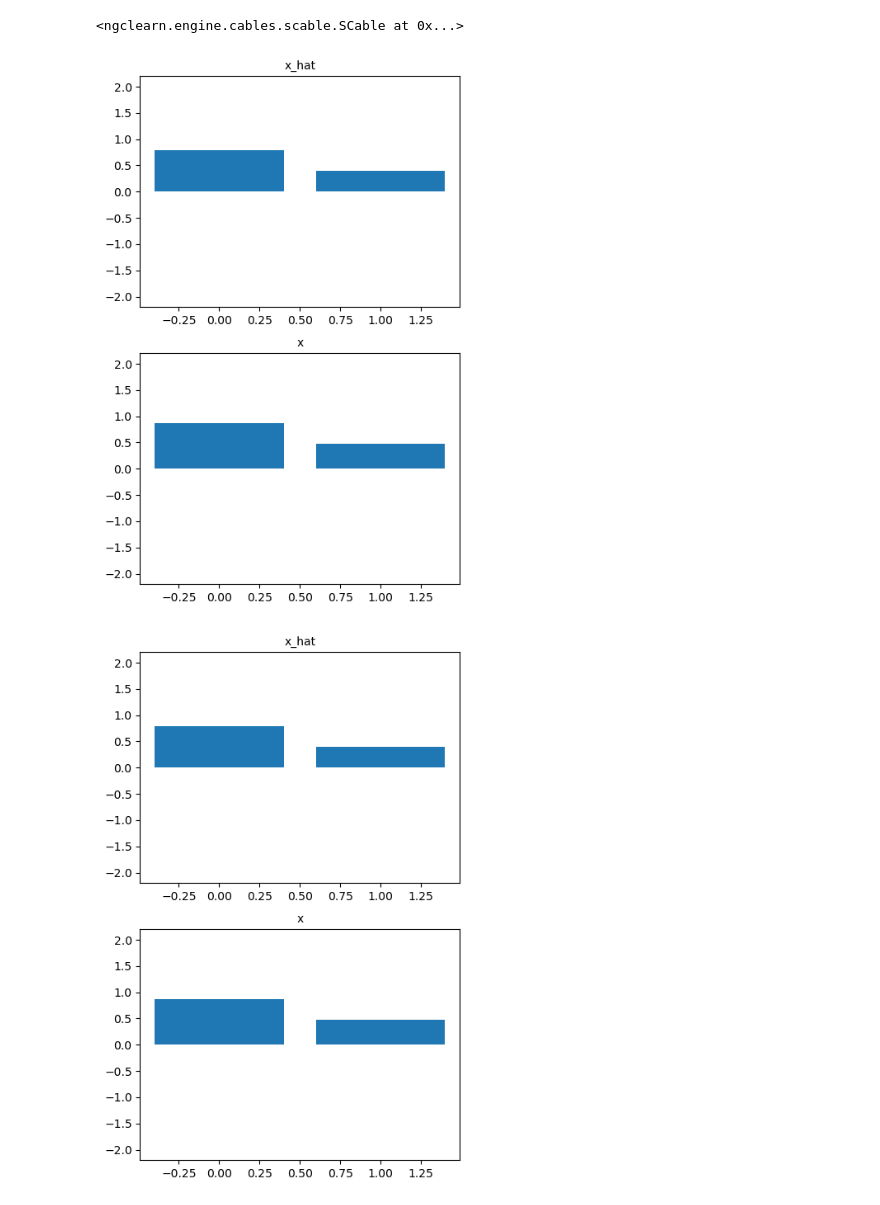
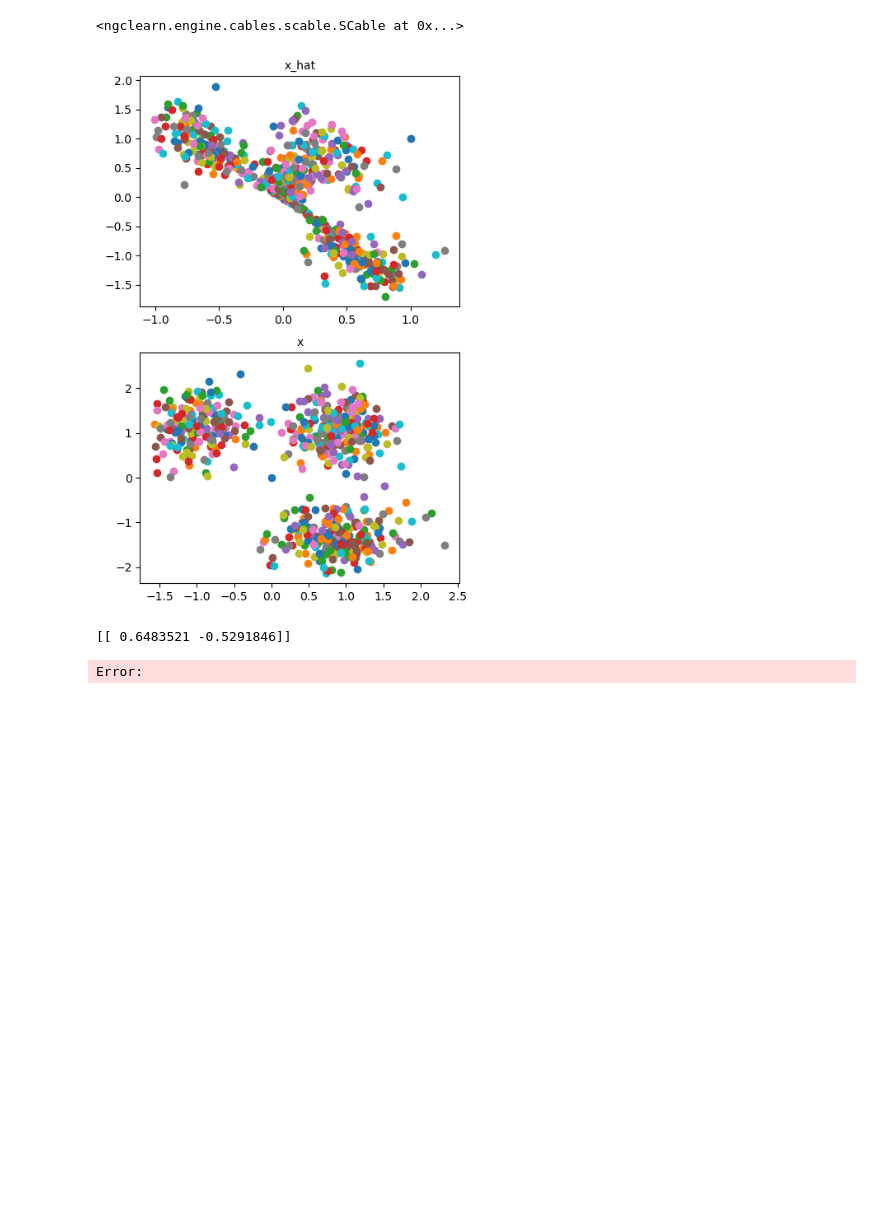
Before and after one commit to Maxbeth2/ngc-learn, a Jupyter notebook: walkthroughs/max/w2/construct.ipynb, the cells around one changed output. Cells and saved outputs as stored; diff of their text form; code cells hidden in the pictures; blank space fills up the shorter version.

Commit message:
scattering

```diff
--- a/walkthroughs/max/w2/construct.ipynb
+++ b/walkthroughs/max/w2/construct.ipynb
@@ -159,69 +160,52 @@ from IPython.display import display, clear_output
 
 dim = 2
 figure, (ax1, ax2) = plt.subplots(2, 1, figsize=(5, 8))
-bc1 = ax1.bar(list(range(dim)), np.linspace(-2,2,dim))
-bc2 = ax2.bar(list(range(dim)), np.linspace(-2,2,dim))
+# bc1 = ax1.bar(list(range(dim)), np.linspace(-2,2,dim))
+# bc2 = ax2.bar(list(range(dim)), np.linspace(-2,2,dim))
+bc1 = ax1.scatter(np.array([0.0, 1.0]), np.array([0.0, 1.0]))
+bc2 = ax2.scatter(np.array([0.0, 1.0]), np.array([0.0, 0.1]))
 # bc2 = ax2.matshow(model.theta[0].numpy(), cmap='seismic', vmin=-1.0, vmax=1.0)
 ax1.set_title("x_hat", fontsize=10)
 ax2.set_title("x", fontsize=10)
 
 
 plt.ion()
-# for i in range(20):
-#     readouts = model.settle(
-#         clamped_vars=[("a", "z", ones)],
-#         readout_vars=[("a", "z"),("b", "z")]
-#     )
-#     delta = model.calc_updates()
-#     # print("The value of {} w/in Node {} is {}".format(readouts[0][0][1], readouts[0][0][0], readouts[0][0][2].numpy()))
-#     opt.apply_gradients(zip(delta, model.theta))
-#     model.apply_constraints()
-#     for d in range(dim):
-#         bc1[d].set_height((readouts[0][0][2].numpy()[0][d]))
-#         bc3[d].set_height((readouts[0][1][2].numpy()[0][d]))
-#     bc2.set_data(model.theta[0].numpy())
-#     model.clear()
-
-#     clear_output(wait=True)
-#     figure.canvas.draw()
-#     display(figure)
-#     time.sleep(0.1)
-
-
-
 
 for iter in range(1000):
 
     x, y = process.sample(n_s=1)
     # Ns = x.shape[0] + Ns * alpha
 
     # conduct iterative inference & update NGC system
     readouts, delta = model.settle(
                         clamped_vars=[("z0","z",x)],
                         readout_vars=[("mu0","phi(z)"),("mu1","phi(z)")]
                       )
     x_hat = readouts[0][2]
 
     # ToD = calc_ToD(model) + ToD * alpha # calc ToD
     # ToD_list.append((ToD/Ns))
     # x_iter.append(iter)
     # Lx = tf.reduce_sum( metric.mse(x_hat, x) ) + Lx * alpha
     #delta = model.calc_updates()
     for p in range(len(delta)):
         delta[p] = delta[p] * (1.0/(x.shape[0] * 1.0))
     opt.apply_gradients(zip(delta, model.theta))
     model.apply_constraints()
     print(readouts[0][2].numpy())
-    for d in range(dim):
-        bc1[d].set_height((readouts[0][2].numpy()[0][d]))
-        bc2[d].set_height((x.numpy()[0][d]))
+    ax1.scatter(readouts[0][2].numpy()[0][0], readouts[0][2].numpy()[0][1])
+    ax2.scatter(x.numpy()[0][0], x.numpy()[0][1])
+    # for d in range(dim):
+    #     bc1[d].set_height((readouts[0][2].numpy()[0][d]))
+    #     bc2[d].set_height((x.numpy()[0][d]))
 
 
     model.clear()
     clear_output(wait=True)
     figure.canvas.draw()
     display(figure)
-    time.sleep(0.1)
+    # time.sleep(0.1)
 # %% [output]
-[figure, old version]
+[figure, new version]
-[figure, removed]
+[[ 0.6483521 -0.5291846]]
+Error:
```
Also changed, not shown: parts of 1 cell of this notebook.
